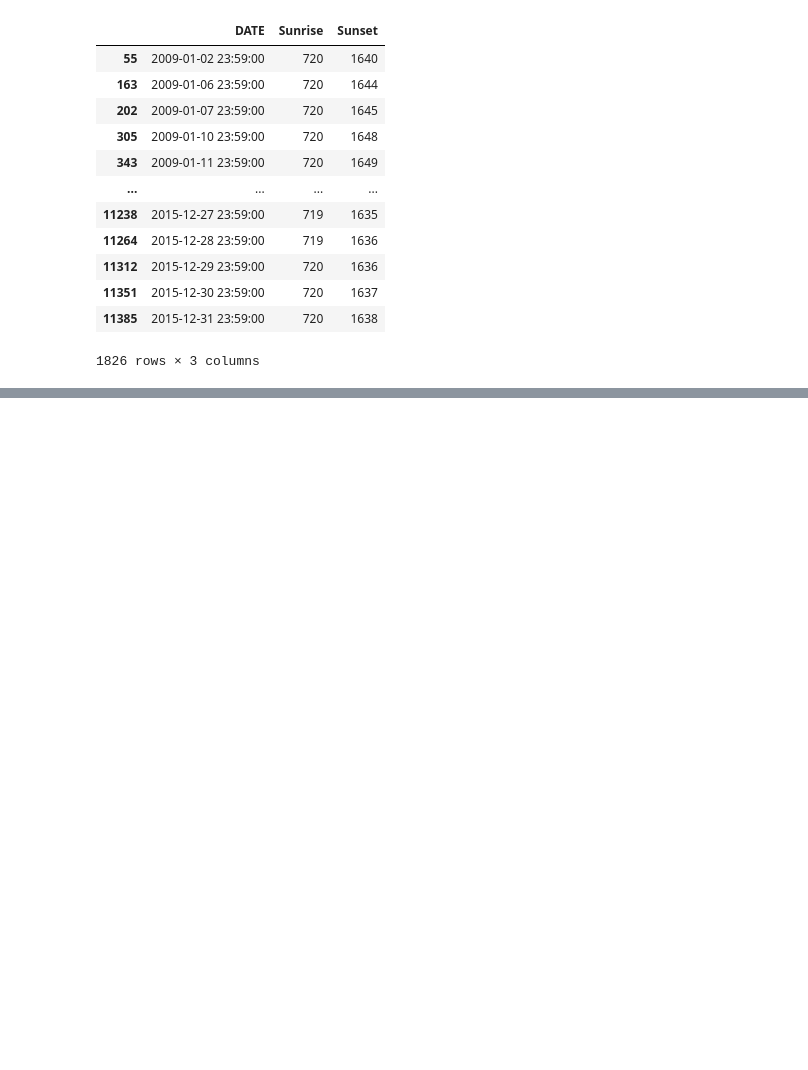
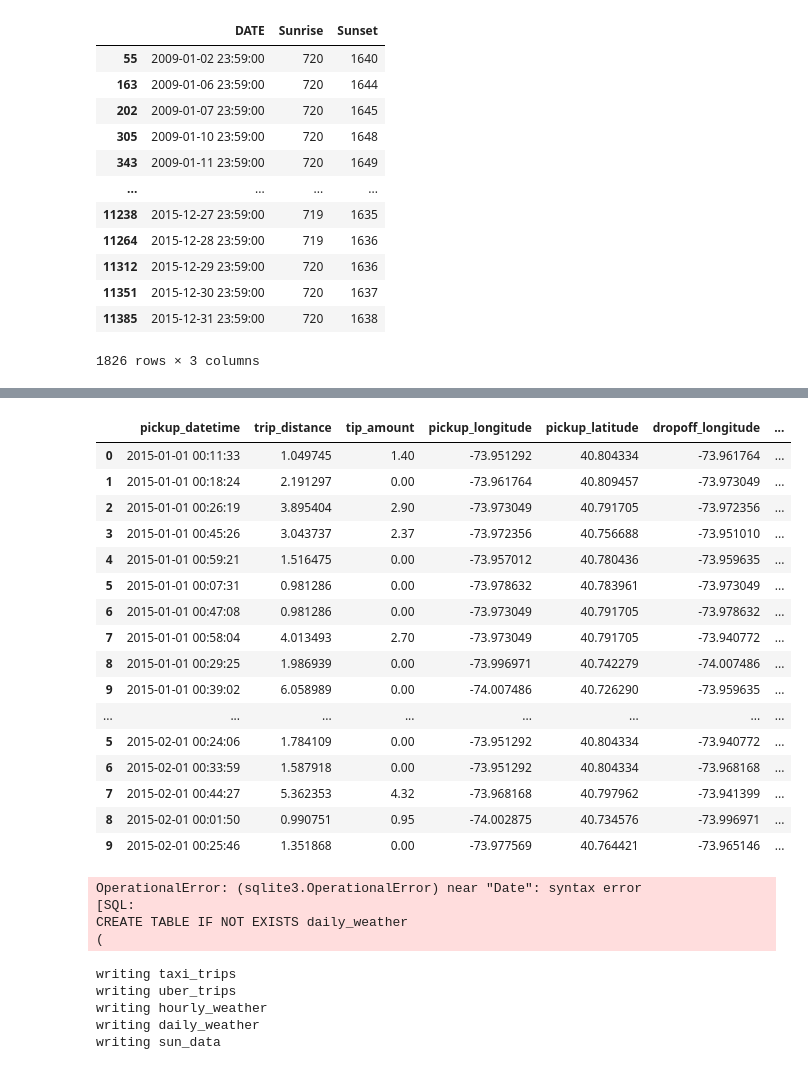
Before and after one commit to ycsilvia/4501FinalProject_Group14, a Jupyter notebook: test.ipynb, the cells around one changed output, grey strips where cells are left out. Drawn from its saved outputs; the diff is of its cells as text; code cells hidden in the pictures; blank space fills up the shorter version.

```diff
--- a/test.ipynb
+++ b/test.ipynb
@@ -116,6 +132,7 @@ df
 def get_and_clean_month_taxi_data(url: str) -> pd.core.frame.DataFrame:
 
     df = pd.read_parquet(url)
+    df = df[:10]
     df.columns = df.columns.str.lower()
     df_taxi = pd.DataFrame()
 
@@ -174,3 +175,17 @@ df
+# %%
+def get_and_clean_taxi_data(parquet_urls):
+
+    all_taxi_dataframes = []
+
+    for parquet_url in parquet_urls:
+        dataframe = get_and_clean_month_taxi_data(parquet_url)
+        add_distance_column(dataframe)
+
+        all_taxi_dataframes.append(dataframe)
+
+    taxi_data = pd.concat(all_taxi_dataframes)
+
+    return taxi_data
 # %%
 # load uber data and clean the data
 def load_and_clean_uber_data(csv_file: str) -> pd.core.frame.DataFrame:
@@ -378,3 +403,6 @@ taxi_data = get_and_clean_month_taxi_data('https://d37ci6vzurychx.cloudfront.net
 uber_data = load_and_clean_uber_data(UBER_CSV)
 hourly_weather_data, daily_weather_data = load_and_clean_weather_data()
 sunrise_sunset_data = load_and_clean_sunrise_sunset_data()
+# %%
+all_parquet_urls = find_taxi_parquet_urls()
+all_parquet_urls
@@ -380,0 +432,2 @@ sunrise_sunset_data = load_and_clean_sunrise_sunset_data()
+# %%
+taxi_data = get_and_clean_taxi_data(all_parquet_urls)
@@ -380,0 +453,20 @@ sunrise_sunset_data = load_and_clean_sunrise_sunset_data()
+# %%
+taxi_data
+# %% [output]
+|  | pickup_datetime | trip_distance | tip_amount | pickup_longitude | pickup_latitude | dropoff_longitude | ... |
+| 0 | 2015-01-01 00:11:33 | 1.049745 | 1.40 | -73.951292 | 40.804334 | -73.961764 | ... |
+| 1 | 2015-01-01 00:18:24 | 2.191297 | 0.00 | -73.961764 | 40.809457 | -73.973049 | ... |
+| 2 | 2015-01-01 00:26:19 | 3.895404 | 2.90 | -73.973049 | 40.791705 | -73.972356 | ... |
+| 3 | 2015-01-01 00:45:26 | 3.043737 | 2.37 | -73.972356 | 40.756688 | -73.951010 | ... |
+| 4 | 2015-01-01 00:59:21 | 1.516475 | 0.00 | -73.957012 | 40.780436 | -73.959635 | ... |
+| 5 | 2015-01-01 00:07:31 | 0.981286 | 0.00 | -73.978632 | 40.783961 | -73.973049 | ... |
+| 6 | 2015-01-01 00:47:08 | 0.981286 | 0.00 | -73.973049 | 40.791705 | -73.978632 | ... |
+| 7 | 2015-01-01 00:58:04 | 4.013493 | 2.70 | -73.973049 | 40.791705 | -73.940772 | ... |
+| 8 | 2015-01-01 00:29:25 | 1.986939 | 0.00 | -73.996971 | 40.742279 | -74.007486 | ... |
+| 9 | 2015-01-01 00:39:02 | 6.058989 | 0.00 | -74.007486 | 40.726290 | -73.959635 | ... |
+| ... | ... | ... | ... | ... | ... | ... | ... |
+| 5 | 2015-02-01 00:24:06 | 1.784109 | 0.00 | -73.951292 | 40.804334 | -73.940772 | ... |
+| 6 | 2015-02-01 00:33:59 | 1.587918 | 0.00 | -73.951292 | 40.804334 | -73.968168 | ... |
+| 7 | 2015-02-01 00:44:27 | 5.362353 | 4.32 | -73.968168 | 40.797962 | -73.941399 | ... |
+| 8 | 2015-02-01 00:01:50 | 0.990751 | 0.95 | -74.002875 | 40.734576 | -73.996971 | ... |
+| 9 | 2015-02-01 00:25:46 | 1.351868 | 0.00 | -73.977569 | 40.764421 | -73.965146 | ... |
@@ -380,0 +538,34 @@ sunrise_sunset_data = load_and_clean_sunrise_sunset_data()
+# %%
+with engine.connect() as connection:
+    with open(DATABASE_SCHEMA_FILE, "r") as f:
+        lines = f.readlines()
+        query = []
+        for line in lines:
+            query.append(line)
+            # if the line is a semicolon, execute the query
+            if ";" in line:
+                connection.execute(db.text("".join(query)))
+                query = []
+# %% [output]
+OperationalError: (sqlite3.OperationalError) near "Date": syntax error
+[SQL:
+CREATE TABLE IF NOT EXISTS daily_weather
+(
+# %%
+map_table_name_to_dataframe = {
+    "taxi_trips": taxi_data,
+    "uber_trips": uber_data,
+    "hourly_weather": hourly_weather_data,
+    "daily_weather": daily_weather_data,
+    "sun_data": sunrise_sunset_data
+}
+
+for table, df in map_table_name_to_dataframe.items():
+    print("writing", table)
+    df.to_sql(table, engine, if_exists='append', index=False)
+# %% [output]
+writing taxi_trips
+writing uber_trips
+writing hourly_weather
+writing daily_weather
+writing sun_data
```
Also changed, not shown: parts of 14 cells of this notebook, 1 other file.
